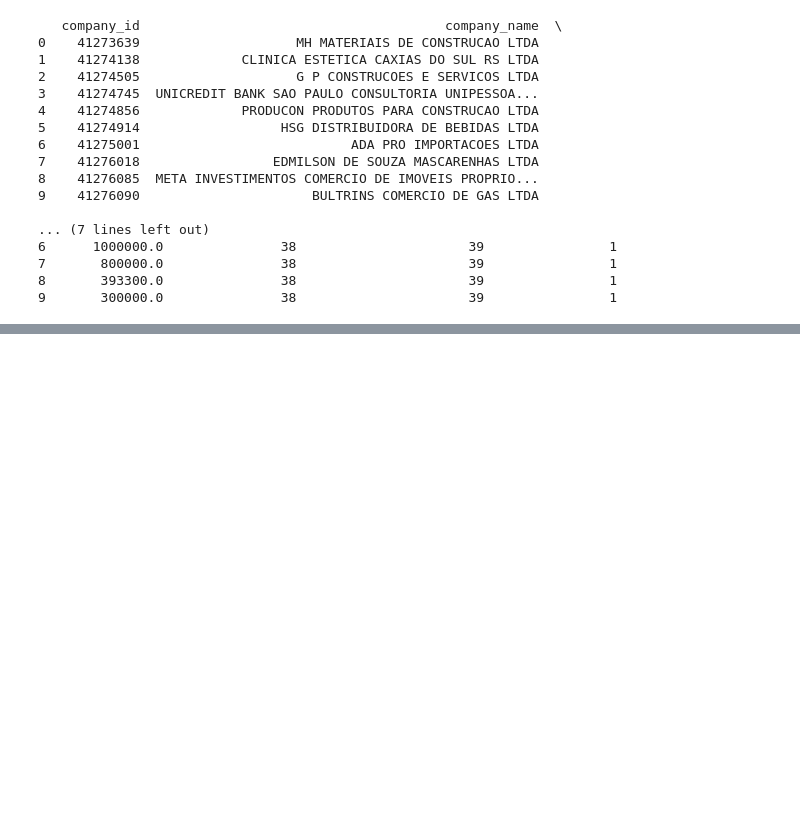
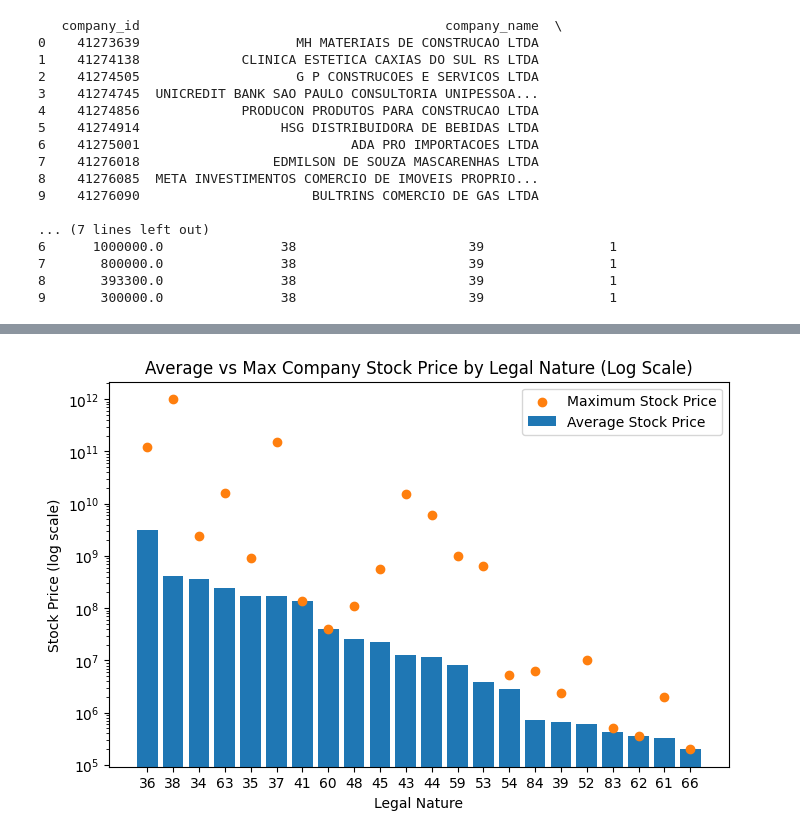
Before and after one commit to aaditbaldha2002/TidyTuesday_challenges, a Jupyter notebook: 2026/2026-01-27/eda.ipynb, the cells around one changed output, grey strips where cells are left out. Drawn from its saved outputs; the diff is of its cells as text; code cells hidden in the pictures; blank space fills up the shorter version.

```diff
--- a/2026/2026-01-27/eda.ipynb
+++ b/2026/2026-01-27/eda.ipynb
@@ -319,0 +337,30 @@ print(total_company_df.head(10))
+# %%
+import numpy as np
+
+# Number of buckets = number of unique legal_nature values
+x = np.arange(result.index.nunique())
+
+plt.figure(figsize=(8, 5))
+
+plt.bar(
+    x,
+    result["avg"],
+    label="Average Stock Price"
+)
+
+plt.scatter(
+    x,
+    result["max"],
+    label="Maximum Stock Price",
+    zorder=3
+)
+
+plt.yscale("log")
+plt.xticks(x, result.index)  # one tick per unique legal_nature
+plt.title("Average vs Max Company Stock Price by Legal Nature (Log Scale)")
+plt.ylabel("Stock Price (log scale)")
+plt.xlabel("Legal Nature")
+plt.legend()
+plt.show()
+# %% [output]
+[figure, added]
```
Also changed, not shown: parts of 12 cells of this notebook.
